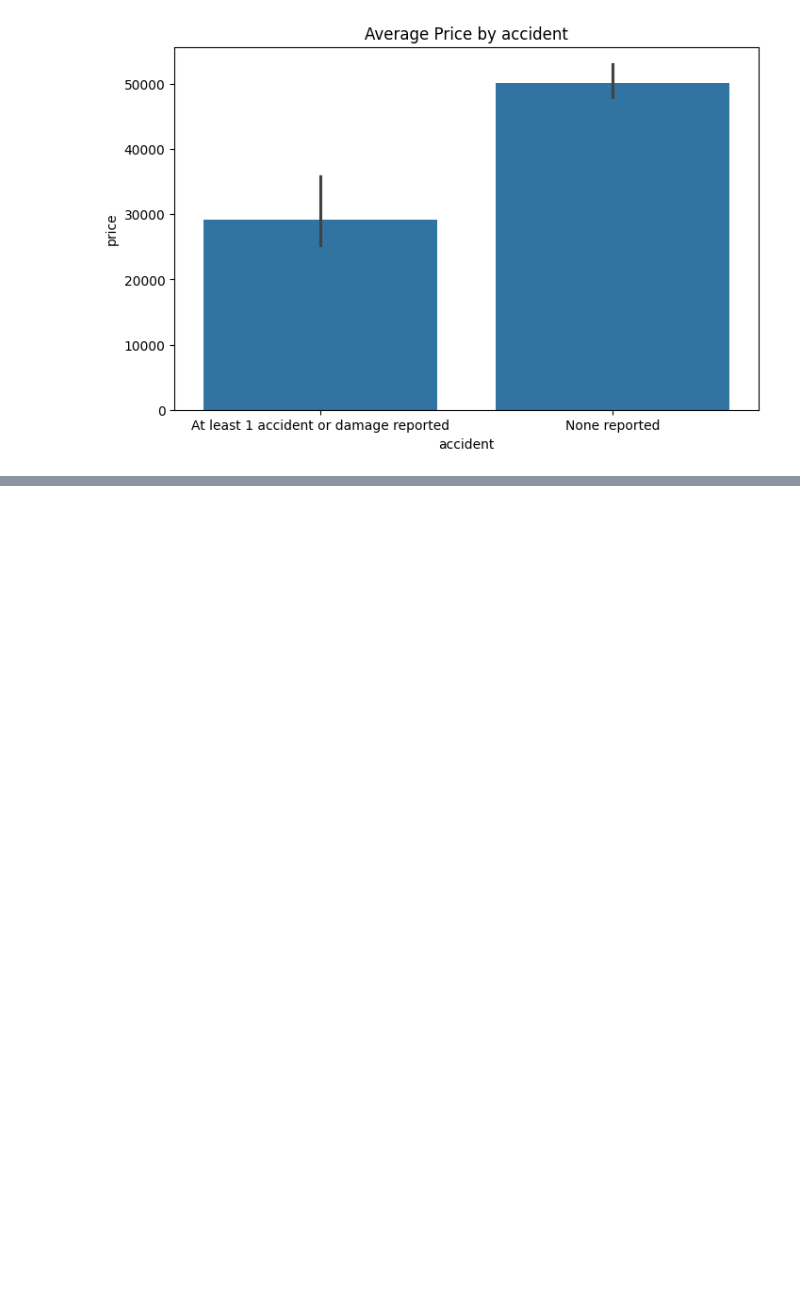
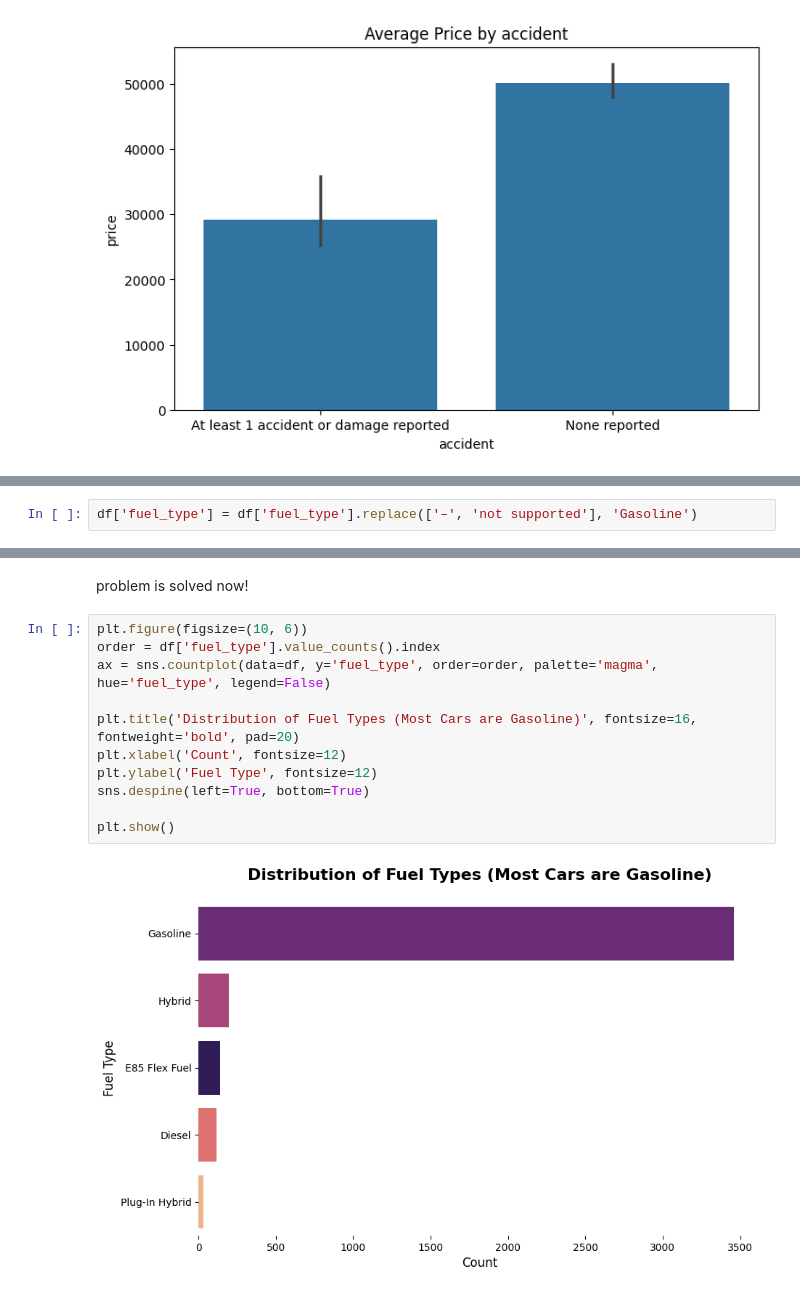
Before and after one commit to omar-reda123/Used-Car-Price-Prediction-End-to-End-ML-Project, a Jupyter notebook: notebooks/01_exploration.ipynb, the cells around one changed output, grey strips where cells are left out. Cells and saved outputs as stored; diff of their text form; blank space fills up the shorter version.

Commit message:
completed the third column of the categorical features "fuel_type"

```diff
--- a/notebooks/01_exploration.ipynb
+++ b/notebooks/01_exploration.ipynb
@@ -543,0 +560,2 @@ plt.show()
+# %%
+df['fuel_type'] = df['fuel_type'].replace(['–', 'not supported'], 'Gasoline')
@@ -543,0 +572,15 @@ plt.show()
+# %% [markdown]
+problem is solved now!
+# %%
+plt.figure(figsize=(10, 6))
+order = df['fuel_type'].value_counts().index
+ax = sns.countplot(data=df, y='fuel_type', order=order, palette='magma', hue='fuel_type', legend=False)
+
+plt.title('Distribution of Fuel Types (Most Cars are Gasoline)', fontsize=16, fontweight='bold', pad=20)
+plt.xlabel('Count', fontsize=12)
+plt.ylabel('Fuel Type', fontsize=12)
+sns.despine(left=True, bottom=True)
+
+plt.show()
+# %% [output]
+[figure, added]
```
Also changed, not shown: parts of 7 cells of this notebook.
